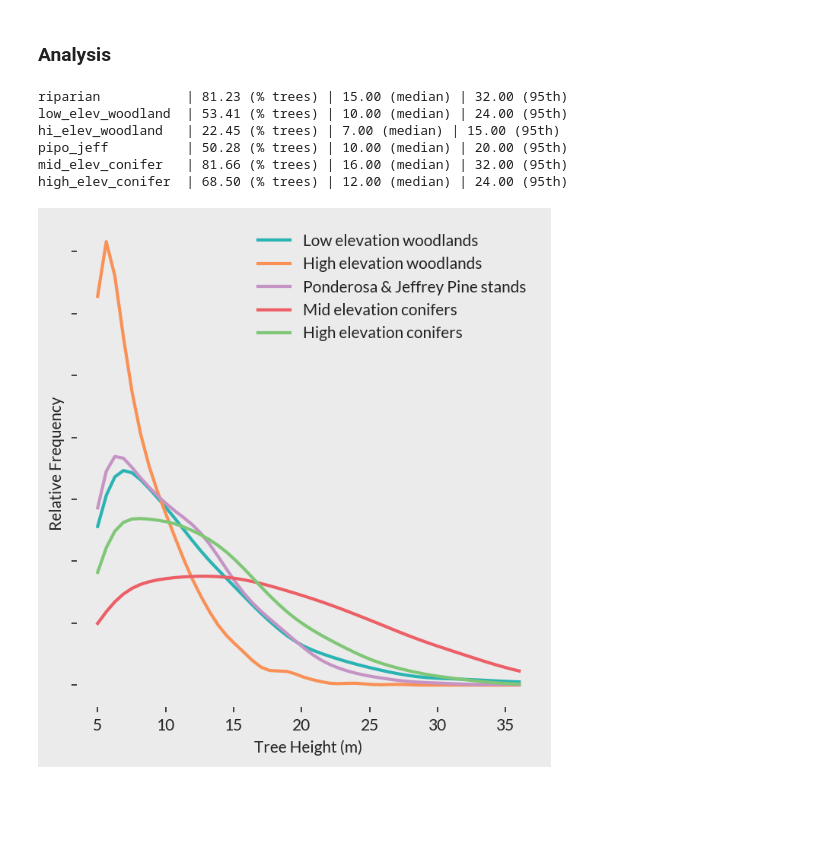
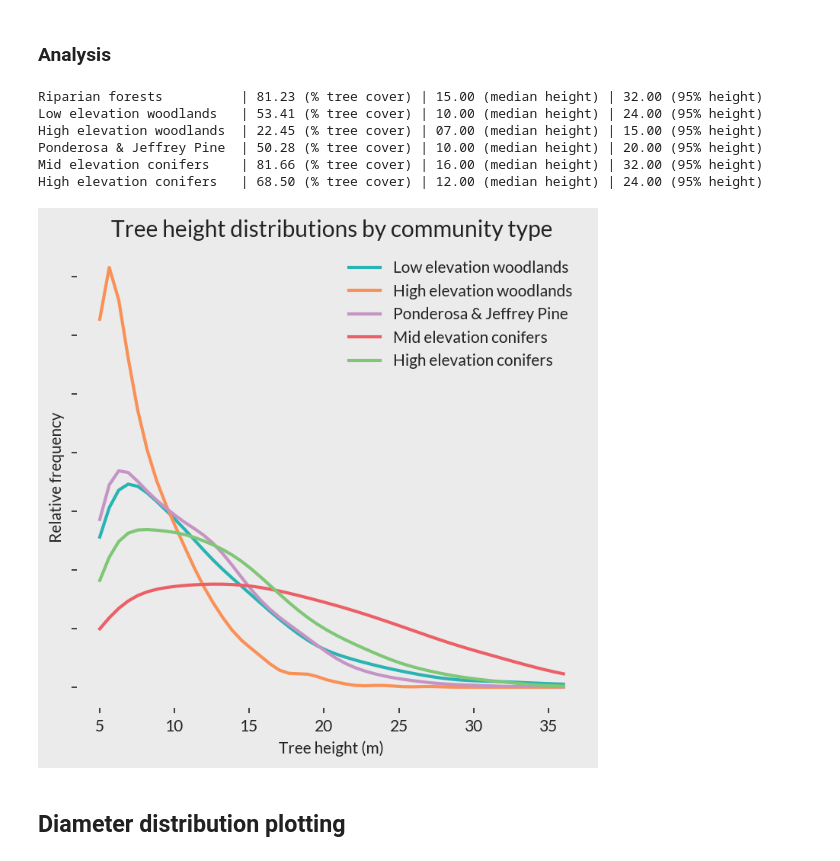
Before and after one commit to forestobservatory/cfo-big-trees, a Jupyter notebook: notebooks/SampleTreeLocations.ipynb, the cells around one changed output. Drawn from its saved outputs; the diff is of its cells as text; code cells hidden in the pictures; blank space fills up the shorter version.

```diff
--- a/notebooks/SampleTreeLocations.ipynb
+++ b/notebooks/SampleTreeLocations.ipynb
@@ -160,7 +161,7 @@ plot_labels = {
     "riparian": "Riparian forests",
     "low_elev_woodland": "Low elevation woodlands",
     "hi_elev_woodland": "High elevation woodlands",
-    "pipo_jeff": "Ponderosa & Jeffrey Pine stands",
+    "pipo_jeff": "Ponderosa & Jeffrey Pine",
     "mid_elev_conifer": "Mid elevation conifers",
     "high_elev_conifer": "High elevation conifers",
 }
@@ -178,20 +179,24 @@ for vegtype, veglabel in labels.items():
     pct95 = np.percentile(trees, 95)
     pct50 = np.percentile(trees, 50)
     heights.append(trees)
-    print(f"{veglabel:18s} | {pct_trees:0.2f} (% trees) | {pct50:0.2f} (median) | {pct95:0.2f} (95th)")
+    print(f"{plot_labels[veglabel]:25s} | {pct_trees:0.2f} (% tree cover) | {pct50:05.2f} (median height) | {pct95:0.2f} (95% height)")
 # %% [output]
-riparian           | 81.23 (% trees) | 15.00 (median) | 32.00 (95th)
-low_elev_woodland  | 53.41 (% trees) | 10.00 (median) | 24.00 (95th)
-hi_elev_woodland   | 22.45 (% trees) | 7.00 (median) | 15.00 (95th)
-pipo_jeff          | 50.28 (% trees) | 10.00 (median) | 20.00 (95th)
-mid_elev_conifer   | 81.66 (% trees) | 16.00 (median) | 32.00 (95th)
-high_elev_conifer  | 68.50 (% trees) | 12.00 (median) | 24.00 (95th)
+Riparian forests          | 81.23 (% tree cover) | 15.00 (median height) | 32.00 (95% height)
+Low elevation woodlands   | 53.41 (% tree cover) | 10.00 (median height) | 24.00 (95% height)
+High elevation woodlands  | 22.45 (% tree cover) | 07.00 (median height) | 15.00 (95% height)
+Ponderosa & Jeffrey Pine  | 50.28 (% tree cover) | 10.00 (median height) | 20.00 (95% height)
+Mid elevation conifers    | 81.66 (% tree cover) | 16.00 (median height) | 32.00 (95% height)
+High elevation conifers   | 68.50 (% tree cover) | 12.00 (median height) | 24.00 (95% height)
 # %%
 # plot the frequency distributions by veg type, skipping the Riparian class
 label = [val for key, val in plot_labels.items()]
 plt.figure(figsize=(5,5), dpi=150)
-plt = density_dist(heights[1:], plot=plt, label=label[1:], xlabel='Tree Height (m)', fill_alpha=0)
+plt = density_dist(heights[1:], plot=plt, label=label[1:], xlabel='Tree height (m)', ylabel='Relative frequency', fill_alpha=0)
 plt.tick_params(labelleft=False)
-plt.savefig(os.path.join(plots, 'height-by-vegclass.png'), dpi=200)
+plt.title("Tree height distributions by community type")
+plt.tight_layout()
+plt.savefig(os.path.join(plots, 'height-by-vegclass.png'), dpi=200, transparent=True)
 # %% [output]
-[figure, old version]
+[figure, new version]
+# %% [markdown]
+## Diameter distribution plotting
```
Also changed, not shown: parts of 4 cells of this notebook, 1 other file.
